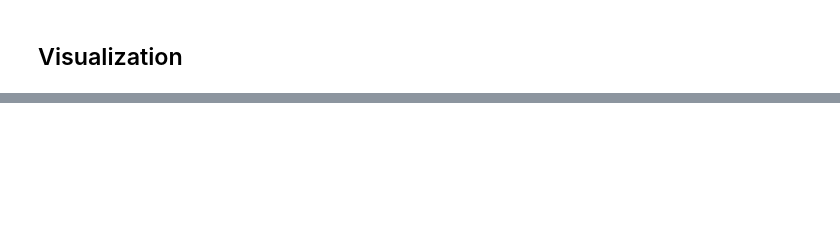
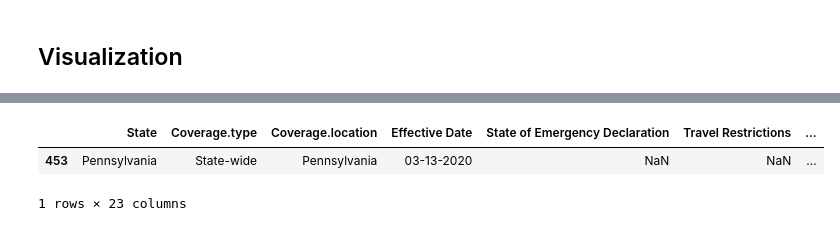
Before and after one commit to covidvis/covid19-vis, a Jupyter notebook: notebooks/Ingest Reopening Data.ipynb, the cells around one changed output, grey strips where cells are left out. Cells and saved outputs as stored; diff of their text form; code cells hidden in the pictures; blank space fills up the shorter version.

```diff
--- a/notebooks/Ingest Reopening Data.ipynb
+++ b/notebooks/Ingest Reopening Data.ipynb
@@ -446,0 +548,6 @@ chart.properties(width=150,height=100,title="Step-Function Curve").interactive()
+# %%
+combined_df[(combined_df["State"]=="Pennsylvania") &(combined_df["Effective Date"]<"03-16-2020")]
+# %% [output]
+|  | State | Coverage.type | Coverage.location | Effective Date | State of Emergency Declaration | Travel Restrictions | ... |
+| 453 | Pennsylvania | State-wide | Pennsylvania | 03-13-2020 | NaN | NaN | ... |
+1 rows × 23 columns
```
Also changed, not shown: parts of 6 cells of this notebook, 2 other files.
